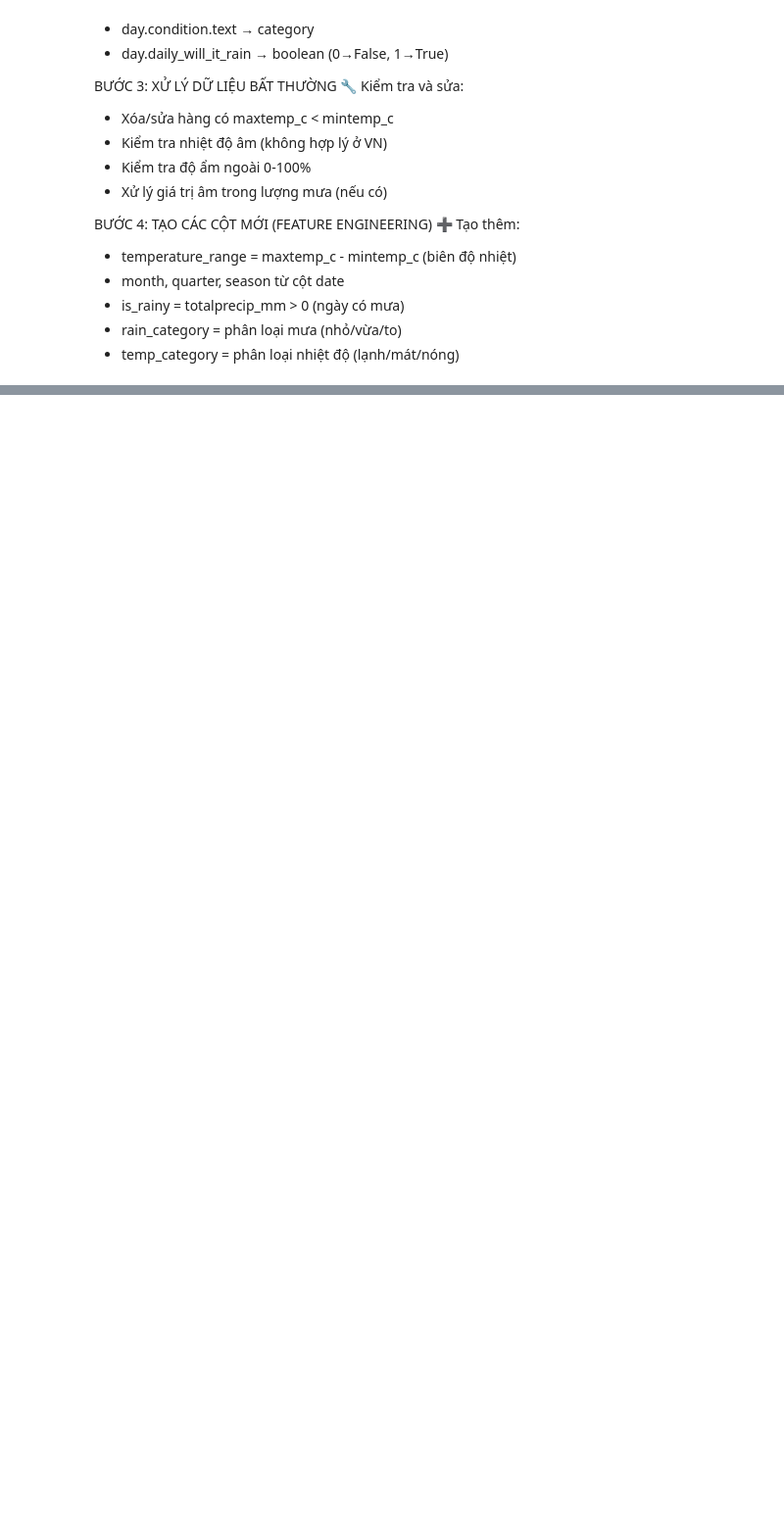
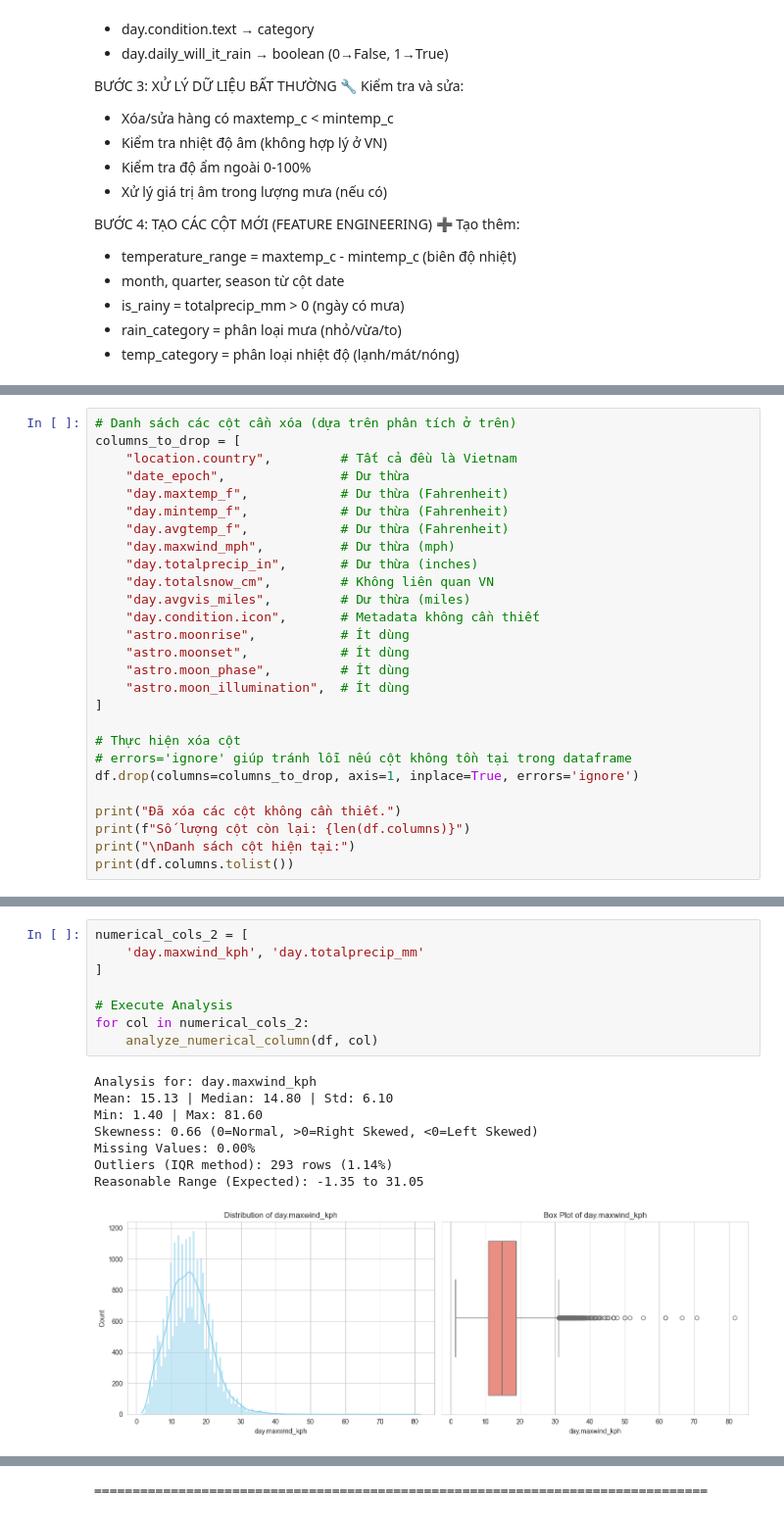
Before and after one commit to DucPhuc1/ProgrammingForDS, a Jupyter notebook: weatherVN.ipynb, the cells around one changed output, grey strips where cells are left out. Shown at 98% size. Drawn from its saved outputs; the diff is of its cells as text; blank space fills up the shorter version.

```diff
--- a/weatherVN.ipynb
+++ b/weatherVN.ipynb
@@ -219,0 +340,27 @@ BƯỚC 4: TẠO CÁC CỘT MỚI (FEATURE ENGINEERING)
+# %%
+# Danh sách các cột cần xóa (dựa trên phân tích ở trên)
+columns_to_drop = [
+    "location.country",         # Tất cả đều là Vietnam
+    "date_epoch",               # Dư thừa
+    "day.maxtemp_f",            # Dư thừa (Fahrenheit)
+    "day.mintemp_f",            # Dư thừa (Fahrenheit)
+    "day.avgtemp_f",            # Dư thừa (Fahrenheit)
+    "day.maxwind_mph",          # Dư thừa (mph)
+    "day.totalprecip_in",       # Dư thừa (inches)
+    "day.totalsnow_cm",         # Không liên quan VN
+    "day.avgvis_miles",         # Dư thừa (miles)
+    "day.condition.icon",       # Metadata không cần thiết
+    "astro.moonrise",           # Ít dùng
+    "astro.moonset",            # Ít dùng
+    "astro.moon_phase",         # Ít dùng
+    "astro.moon_illumination",  # Ít dùng
+]
+
+# Thực hiện xóa cột
+# errors='ignore' giúp tránh lỗi nếu cột không tồn tại trong dataframe
+df.drop(columns=columns_to_drop, axis=1, inplace=True, errors='ignore')
+
+print("Đã xóa các cột không cần thiết.")
+print(f"Số lượng cột còn lại: {len(df.columns)}")
+print("\nDanh sách cột hiện tại:")
+print(df.columns.tolist())
@@ -219,0 +649,17 @@ BƯỚC 4: TẠO CÁC CỘT MỚI (FEATURE ENGINEERING)
+# %%
+numerical_cols_2 = [
+    'day.maxwind_kph', 'day.totalprecip_mm'
+]
+
+# Execute Analysis
+for col in numerical_cols_2:
+    analyze_numerical_column(df, col)
+# %% [output]
+Analysis for: day.maxwind_kph
+Mean: 15.13 | Median: 14.80 | Std: 6.10
+Min: 1.40 | Max: 81.60
+Skewness: 0.66 (0=Normal, >0=Right Skewed, <0=Left Skewed)
+Missing Values: 0.00%
+Outliers (IQR method): 293 rows (1.14%)
+Reasonable Range (Expected): -1.35 to 31.05
+[figure, added]
@@ -219,0 +676 @@ BƯỚC 4: TẠO CÁC CỘT MỚI (FEATURE ENGINEERING)
+================================================================================
```
Also changed, not shown: parts of 24 cells of this notebook.
